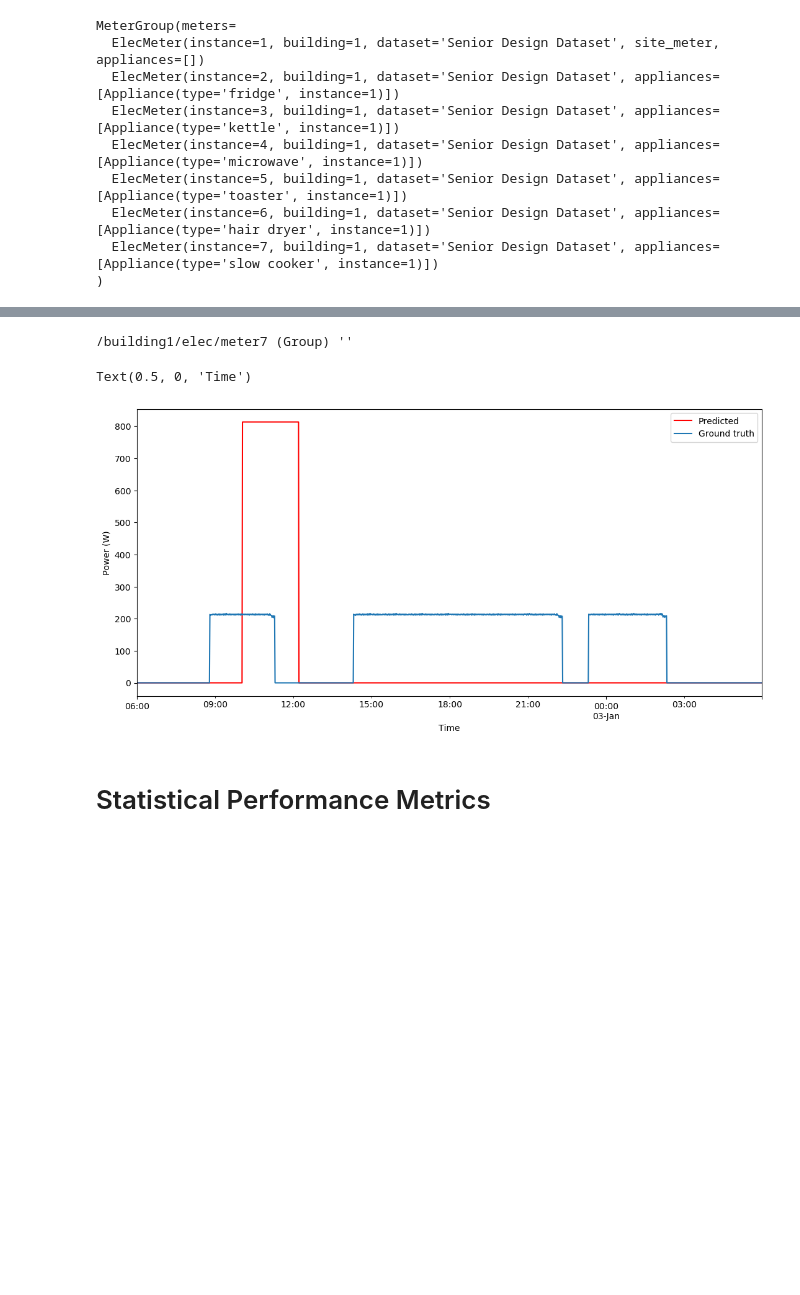
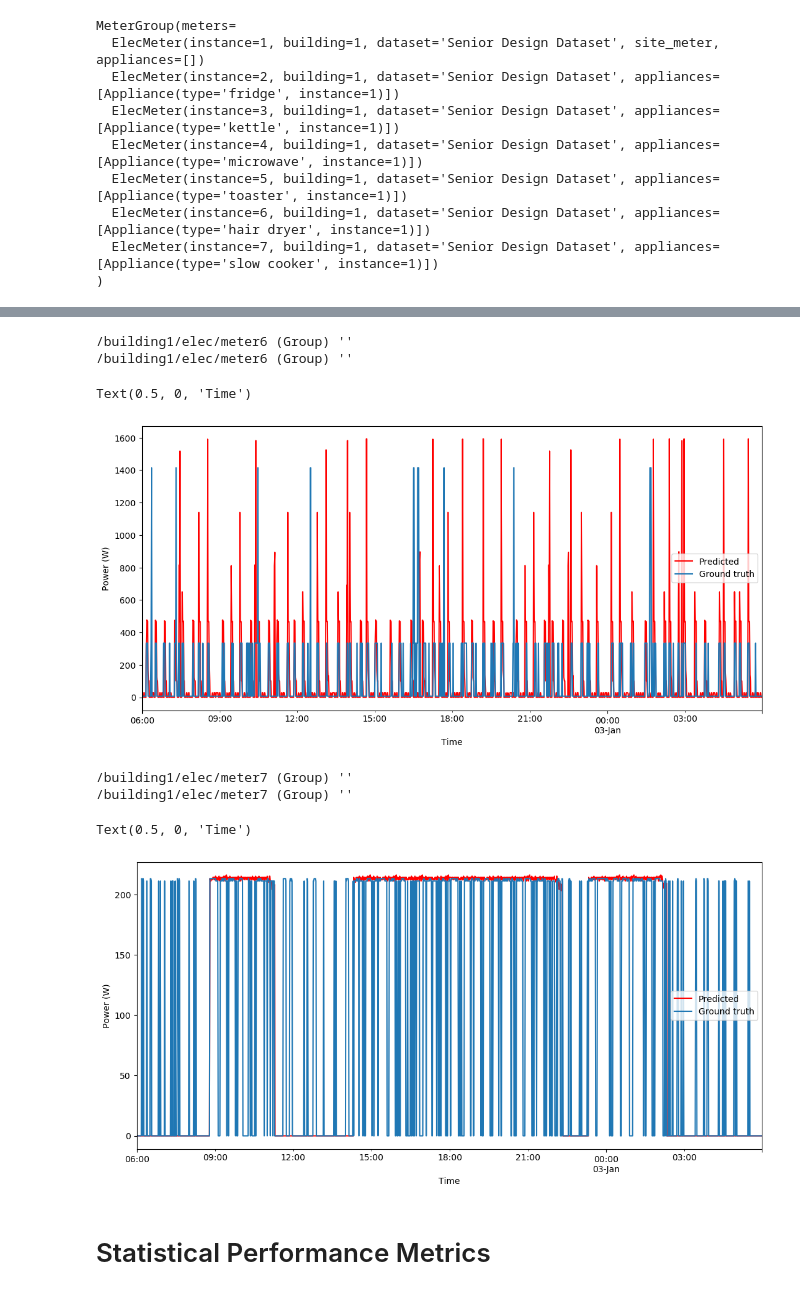
Before and after one commit to moorl007/SeniorProject, a Jupyter notebook: FHMM/FHMM_Performance_Analysis.ipynb, the cells around one changed output, grey strips where cells are left out. Saved outputs shown, nothing was run; the diff lists cells and outputs as text; code cells hidden in the pictures; blank space fills up the shorter version.

```diff
--- a/FHMM/FHMM_Performance_Analysis.ipynb
+++ b/FHMM/FHMM_Performance_Analysis.ipynb
@@ -158,17 +160,32 @@ Text(0.5, 0, 'Time')
 # %%
-instance = 7
+df_pred = next(pred_elec['hair dryer', 1].load())
+df_gt = next(test_elec['hair dryer', 1].load())
 
-df_index = 4
-df_pred = next(test_elec[instance_dict[instance], 1].load())
-merged_df = pd.merge(df[df_index], df_pred, left_index=True, right_index=True)
-merged_df[df_index].plot(c='r')
-merged_df['power', 'apparent'].plot()
+merged_df = pd.merge(df_pred, df_gt, left_index=True, right_index=True)
+merged_df['power_y', 'apparent'].plot(c='r')
+merged_df['power_x', 'apparent'].plot()
 plt.legend(["Predicted", "Ground truth"])
 plt.ylabel("Power (W)")
 plt.xlabel("Time")
 # %% [output]
-/building1/elec/meter7 (Group) ''
+/building1/elec/meter6 (Group) ''
+/building1/elec/meter6 (Group) ''
 Text(0.5, 0, 'Time')
-[figure, old version]
+[figure, new version]
+# %%
+df_pred = next(pred_elec['slow cooker', 1].load())
+df_gt = next(test_elec['slow cooker', 1].load())
+
+merged_df = pd.merge(df_pred, df_gt, left_index=True, right_index=True)
+merged_df['power_y', 'apparent'].plot(c='r')
+merged_df['power_x', 'apparent'].plot()
+plt.legend(["Predicted", "Ground truth"])
+plt.ylabel("Power (W)")
+plt.xlabel("Time")
+# %% [output]
+/building1/elec/meter7 (Group) ''
+/building1/elec/meter7 (Group) ''
+Text(0.5, 0, 'Time')
+[figure, added]
 # %% [markdown]
 # Statistical Performance Metrics
```
Also changed, not shown: parts of 13 cells of this notebook, 1 other file.
